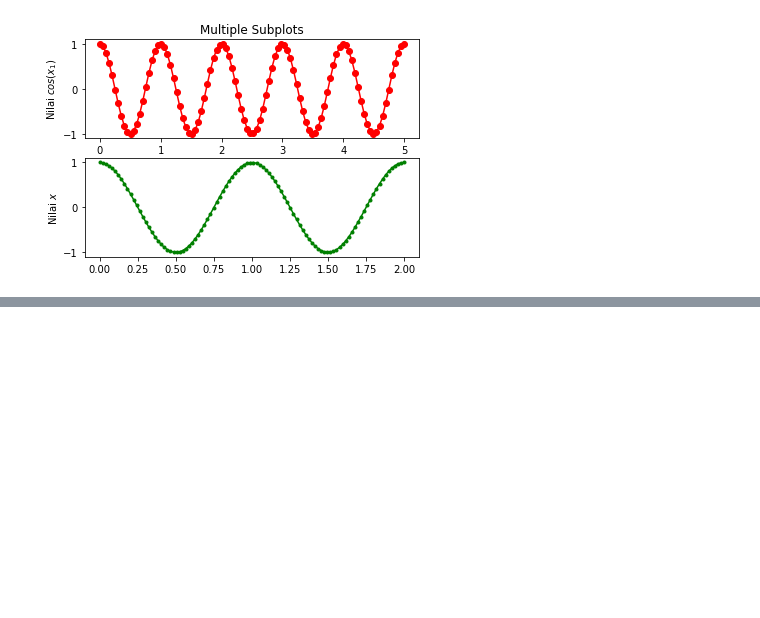
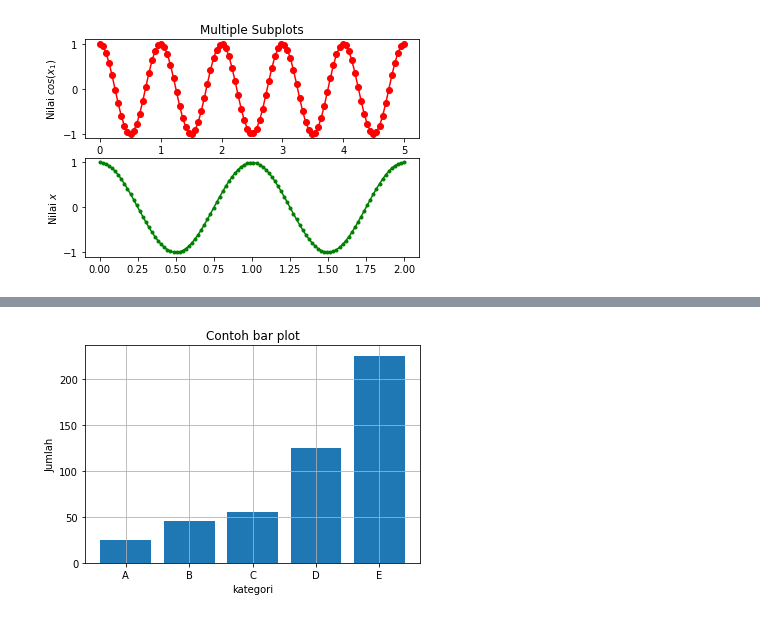
Before and after one commit to yap23/belajar_python, a Jupyter notebook: Belajar Matplotlib.ipynb, the cells around one changed output, grey strips where cells are left out. Saved outputs shown, nothing was run; the diff lists cells and outputs as text; code cells hidden in the pictures; blank space fills up the shorter version.

```diff
--- a/Belajar Matplotlib.ipynb
+++ b/Belajar Matplotlib.ipynb
@@ -401,0 +471,15 @@ plt.show()
+# %%
+# Simple bar plot, bar plot digunakan untuk data bertipe kategori, kalau numerical pakai histogram
+data = [25, 45, 55, 125, 225]
+kategori = ['A','B','C','D','E']
+# %%
+plt.bar(kategori, data)
+plt.grid()
+
+plt.xlabel('kategori')
+plt.ylabel('Jumlah')
+plt.title('Contoh bar plot')
+
+plt.show()
+# %% [output]
+[figure, added]
```
Also changed, not shown: parts of 26 cells of this notebook.
